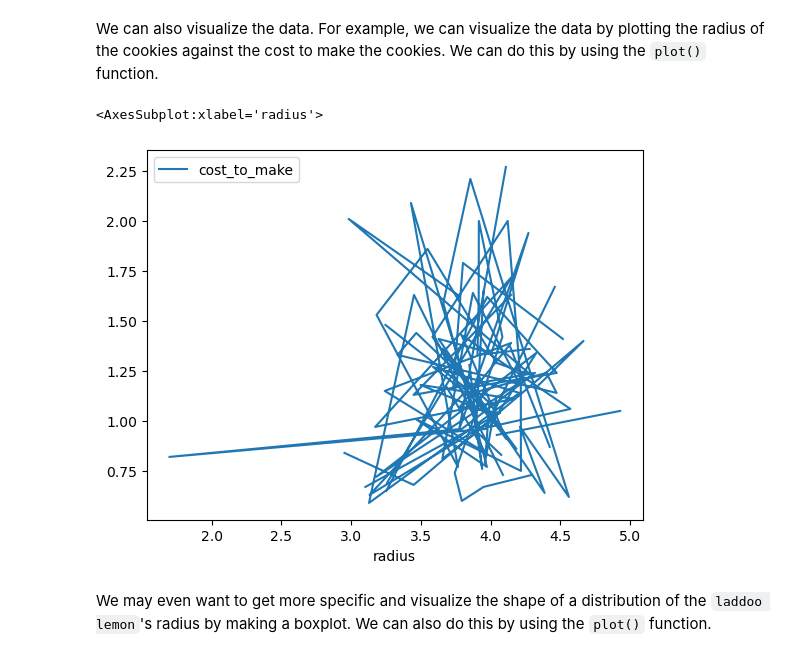
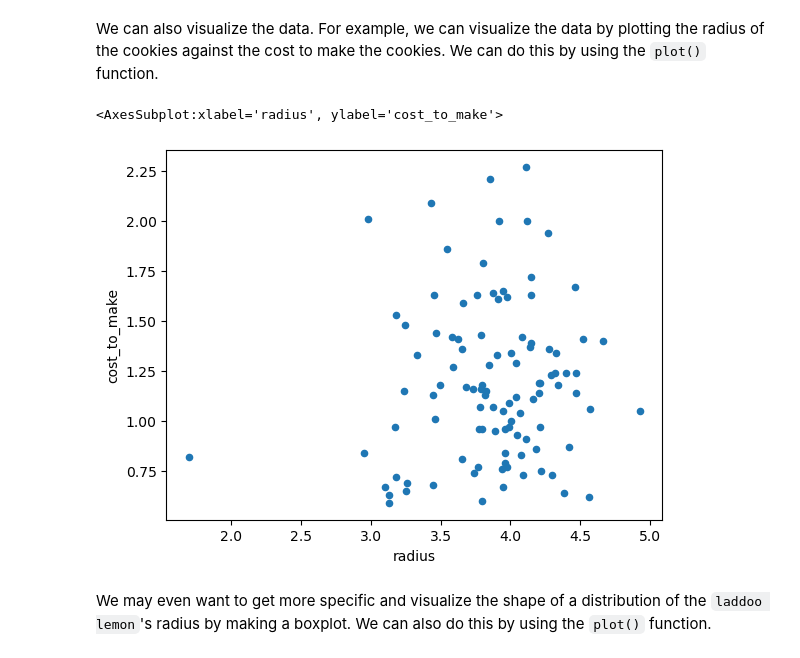
Before and after one commit to gallettilance/CS506-Spring2023, a Jupyter notebook: labs/02-lab/lab02.ipynb, the cells around one changed output. Saved outputs shown, nothing was run; the diff lists cells and outputs as text; code cells hidden in the pictures.

```diff
--- a/labs/02-lab/lab02.ipynb
+++ b/labs/02-lab/lab02.ipynb
@@ -292,10 +292,10 @@ df.drop("calories_per_radius", axis=1)
 We can also visualize the data. For example, we can visualize the data by plotting the radius of the cookies against the cost to make the cookies. We can do this by using the `plot()` function.
 # %%
 #TODO: plot the radius (x) versus cost to make (y)
-df.plot(x="radius", y="cost_to_make")
+df.plot(x="radius", y="cost_to_make", kind= "scatter")
 # %% [output]
-<AxesSubplot:xlabel='radius'>
+<AxesSubplot:xlabel='radius', ylabel='cost_to_make'>
-[figure, old version]
+[figure, new version]
 # %% [markdown]
 We may even want to get more specific and visualize the shape of a distribution of the `laddoo lemon`'s radius by making a boxplot. We can also do this by using the `plot()` function.
 # %%
```
Also changed, not shown: parts of 7 cells of this notebook.
